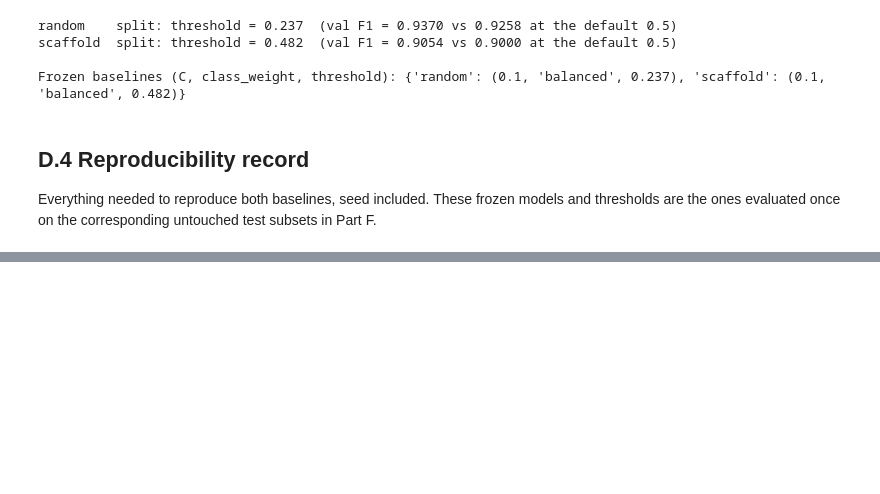
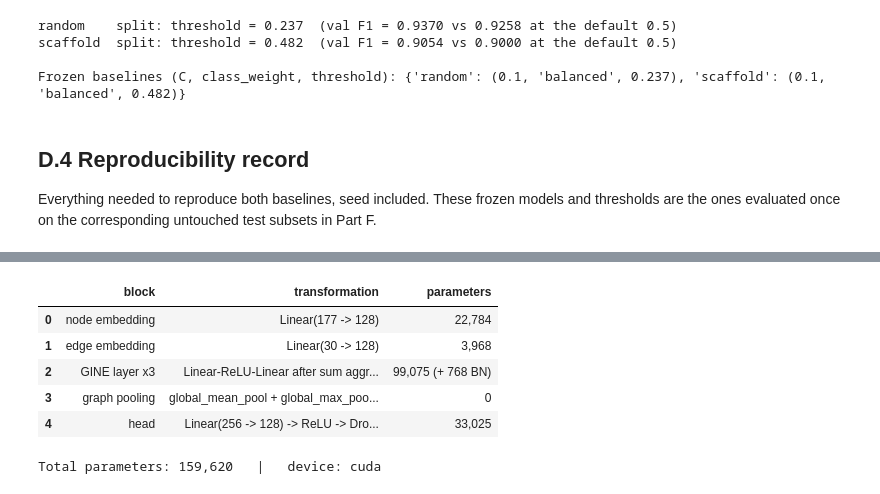
Before and after one commit to faizr206/Assignment3_MedicalImaging, a Jupyter notebook: Assignment3_Faiz.ipynb, the cells around one changed output, grey strips where cells are left out. Cells and saved outputs as stored; diff of their text form; code cells hidden in the pictures; blank space fills up the shorter version.

```diff
--- a/Assignment3_Faiz.ipynb
+++ b/Assignment3_Faiz.ipynb
@@ -1066,0 +1096,54 @@ def frozen_baseline_predict(strategy):
+# %%
+import copy
+from torch import nn
+import torch.nn.functional as F
+from torch_geometric.nn import GINEConv, global_mean_pool, global_max_pool
+
+DEVICE = torch.device("cuda" if torch.cuda.is_available() else "cpu")
+
+HIDDEN, N_LAYERS, DROPOUT = 128, 3, 0.3
+
+def gin_mlp(inp, out):
+    """Feed-forward block applied after aggregation inside each GINE layer."""
+    return nn.Sequential(nn.Linear(inp, out), nn.ReLU(), nn.Linear(out, out))
+
+class GINENet(nn.Module):
+    """Small bond-aware message-passing GNN with graph-level pooling and a binary head."""
+    def __init__(self, node_dim=ATOM_DIM, edge_dim=BOND_DIM, hidden=HIDDEN,
+                 n_layers=N_LAYERS, dropout=DROPOUT):
+        super().__init__()
+        self.node_in = nn.Linear(node_dim, hidden)   # trainable embedding of the one-hot atom block
+        self.edge_in = nn.Linear(edge_dim, hidden)   # trainable embedding of the one-hot bond block
+        self.convs = nn.ModuleList([GINEConv(gin_mlp(hidden, hidden), train_eps=True)
+                                    for _ in range(n_layers)])
+        self.bns   = nn.ModuleList([nn.BatchNorm1d(hidden) for _ in range(n_layers)])
+        self.head  = nn.Sequential(nn.Linear(2 * hidden, hidden), nn.ReLU(),
+                                   nn.Dropout(dropout), nn.Linear(hidden, 1))
+
+    def forward(self, x, edge_index, edge_attr, batch):
+        h, e = self.node_in(x), self.edge_in(edge_attr)
+        for conv, bn in zip(self.convs, self.bns):
+            h = F.relu(bn(conv(h, edge_index, e)))           # bond features enter conv via e
+        hg = torch.cat([global_mean_pool(h, batch), global_max_pool(h, batch)], dim=1)
+        return self.head(hg).view(-1)                        # one logit per graph
+
+_model = GINENet().to(DEVICE)
+display(pd.DataFrame([
+    ("node embedding",  f"Linear({ATOM_DIM} -> {HIDDEN})",  f"{sum(p.numel() for p in _model.node_in.parameters()):,}"),
+    ("edge embedding",  f"Linear({BOND_DIM} -> {HIDDEN})",  f"{sum(p.numel() for p in _model.edge_in.parameters()):,}"),
+    (f"GINE layer x{N_LAYERS}", "Linear-ReLU-Linear after sum aggregation, + BatchNorm + ReLU",
+     f"{sum(m.numel() for m in _model.convs.parameters()):,} (+ {sum(m.numel() for m in _model.bns.parameters()):,} BN)"),
+    ("graph pooling",   f"global_mean_pool + global_max_pool -> {2 * HIDDEN}", "0"),
+    ("head",            f"Linear({2*HIDDEN} -> {HIDDEN}) -> ReLU -> Dropout({DROPOUT}) -> Linear({HIDDEN} -> 1)",
+     f"{sum(p.numel() for p in _model.head.parameters()):,}"),
+], columns=["block", "transformation", "parameters"]))
+print(f"Total parameters: {sum(p.numel() for p in _model.parameters()):,}   |   device: {DEVICE}")
+del _model
+# %% [output]
+|  | block | transformation | parameters |
+| 0 | node embedding | Linear(177 -> 128) | 22,784 |
+| 1 | edge embedding | Linear(30 -> 128) | 3,968 |
+| 2 | GINE layer x3 | Linear-ReLU-Linear after sum aggr... | 99,075 (+ 768 BN) |
+| 3 | graph pooling | global_mean_pool + global_max_poo... | 0 |
+| 4 | head | Linear(256 -> 128) -> ReLU -> Dro... | 33,025 |
+Total parameters: 159,620   |   device: cuda
```
Also changed, not shown: parts of 9 cells of this notebook.
